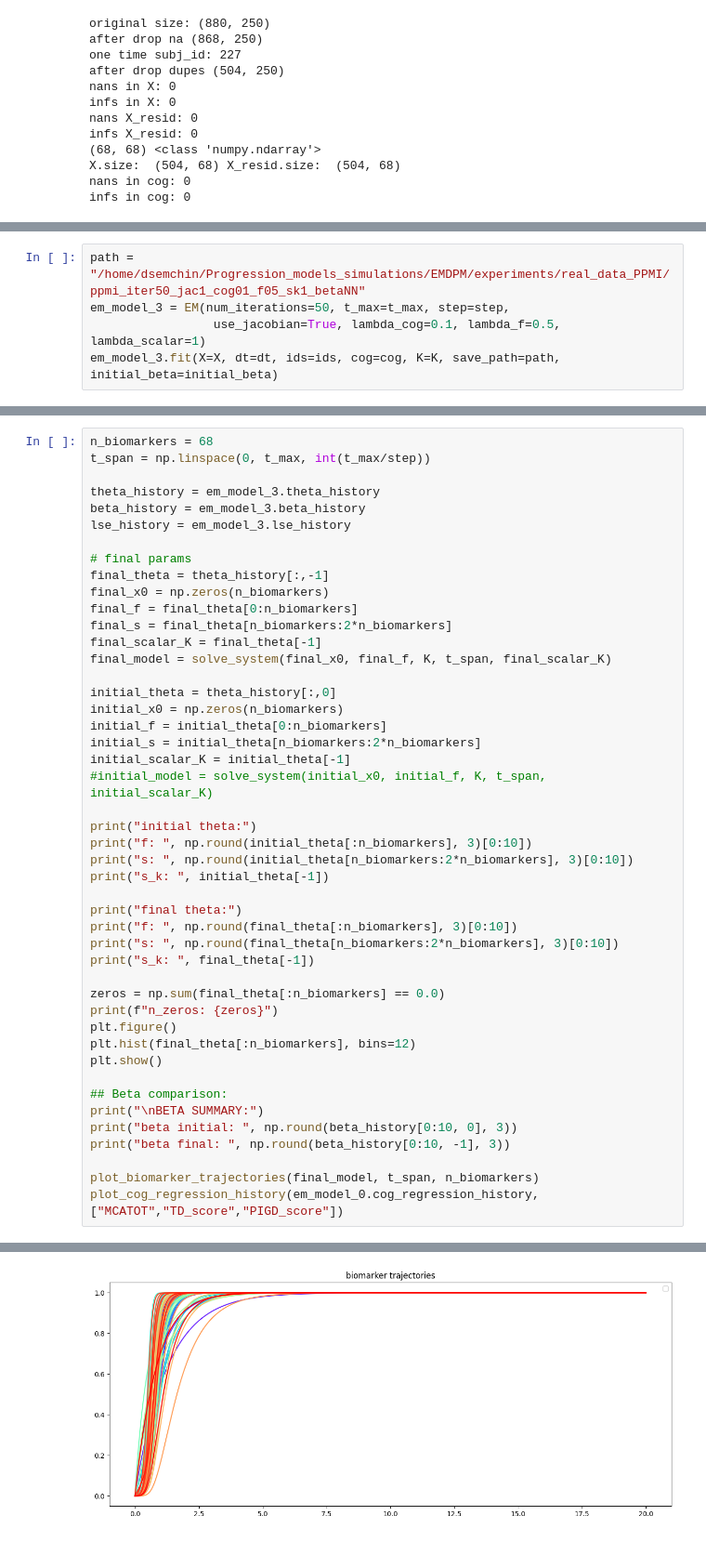
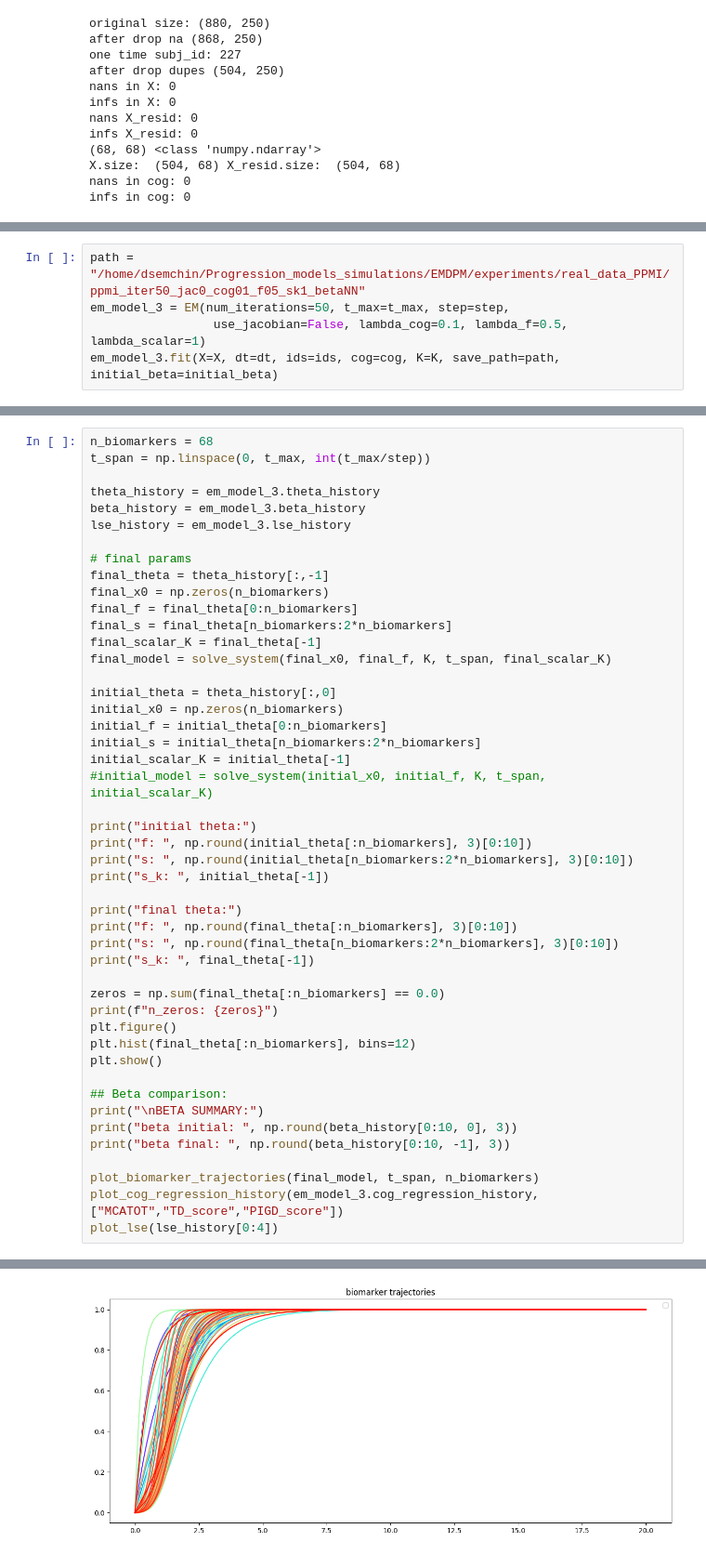
Before and after one commit to LAMCIG/Progression_models_simulations, a Jupyter notebook: EMDPM/experiments/real_data_PPMI/ppmi_fit_2.ipynb, the cells around one changed output, grey strips where cells are left out. Shown at 93% size. Drawn from its saved outputs; the diff is of its cells as text.

```diff
--- a/EMDPM/experiments/real_data_PPMI/ppmi_fit_2.ipynb
+++ b/EMDPM/experiments/real_data_PPMI/ppmi_fit_2.ipynb
@@ -433,7 +468,7 @@ beta final:  [ 8. 20.  7.  7. 20. 20. 20. 20. 20. 20.]
 # %%
-path = "/home/dsemchin/Progression_models_simulations/EMDPM/experiments/real_data_PPMI/ppmi_iter50_jac1_cog01_f05_sk1_betaNN"
+path = "/home/dsemchin/Progression_models_simulations/EMDPM/experiments/real_data_PPMI/ppmi_iter50_jac0_cog01_f05_sk1_betaNN"
 em_model_3 = EM(num_iterations=50, t_max=t_max, step=step,
-                 use_jacobian=True, lambda_cog=0.1, lambda_f=0.5, lambda_scalar=1)
+                 use_jacobian=False, lambda_cog=0.1, lambda_f=0.5, lambda_scalar=1)
 em_model_3.fit(X=X, dt=dt, ids=ids, cog=cog, K=K, save_path=path, initial_beta=initial_beta)
 # %% [output]
 initial conditions:
@@ -509,7 +543,8 @@ print("beta initial: ", np.round(beta_history[0:10, 0], 3))
 print("beta final: ", np.round(beta_history[0:10, -1], 3))
 
 plot_biomarker_trajectories(final_model, t_span, n_biomarkers)
-plot_cog_regression_history(em_model_0.cog_regression_history, ["MCATOT","TD_score","PIGD_score"])
+plot_cog_regression_history(em_model_3.cog_regression_history, ["MCATOT","TD_score","PIGD_score"])
+plot_lse(lse_history[0:4])
 # %% [output]
 initial theta:
 f:  [0.021 0.015 0.066 0.068 0.093 0.075 0.093 0.095 0.087 0.001]
@@ -527 +562 @@ beta final:  [11. 20.  7.  7. 20. 20. 20. 20. 14. 20.]
-[figure, old version]
+[figure, new version]
```
Also changed, not shown: parts of 12 cells of this notebook, 11 other files.
